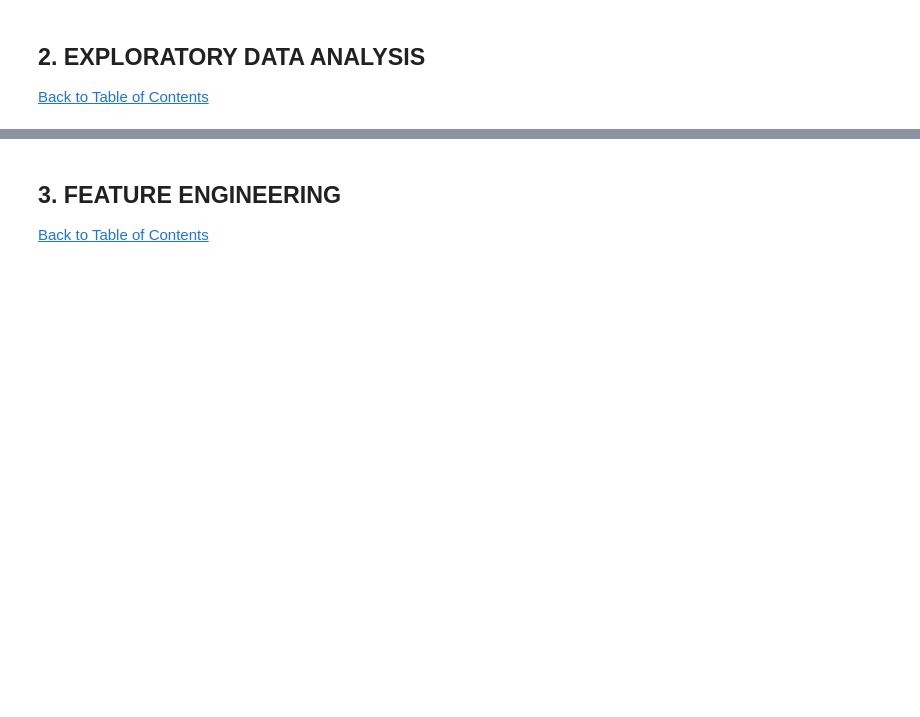
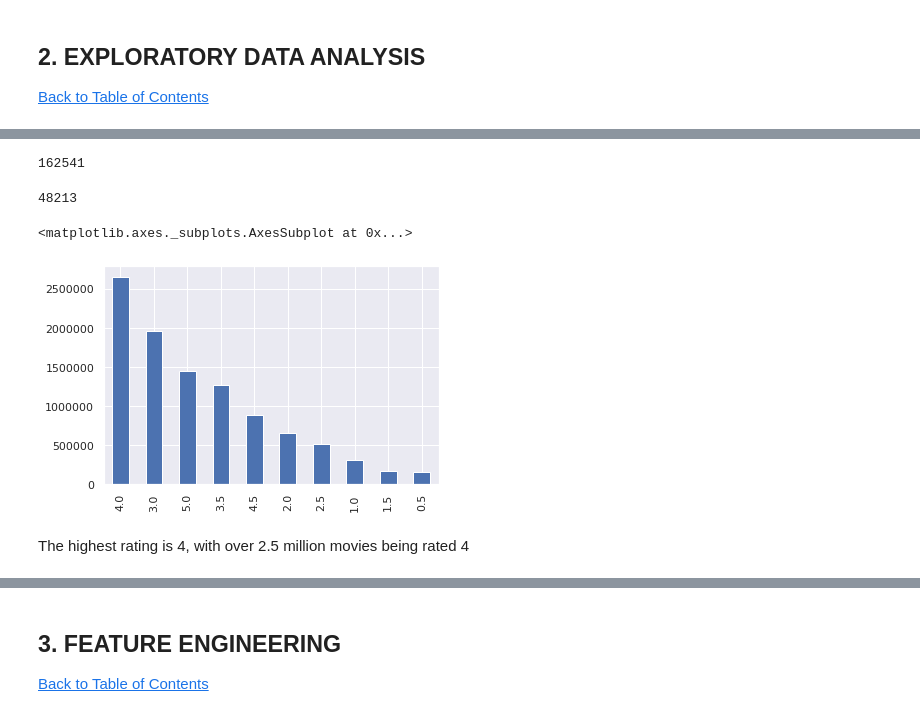
Before and after one commit to Keltings/Movie-Recommender-Engine, a Jupyter notebook: 2110ACDS_T1_Gathoni.ipynb, the cells around one changed output, grey strips where cells are left out. Drawn from its saved outputs; the diff is of its cells as text; code cells hidden in the pictures; blank space fills up the shorter version.

```diff
--- a/2110ACDS_T1_Gathoni.ipynb
+++ b/2110ACDS_T1_Gathoni.ipynb
@@ -144,10 +187,9 @@ import pickle
 # %%
-raw_train_df = pd.read_csv('resources/data/train.csv')
-raw_test_df = pd.read_csv('resources/data/test.csv')
-raw_movies_df = pd.read_csv('resources/data/movies.csv')
-raw_tags_df = pd.read_csv('resources/data/tags.csv')
-raw_ratings_df = pd.read_csv('resources/data/ratings.csv')
-raw_links_df = pd.read_csv('resources/data/links.csv')
-raw_imdb_df = pd.read_csv('resources/data/imdb_data.csv')
-raw_getags_df = pd.read_csv('resources/data/genome_tags.csv')
-raw_gescores_df = pd.read_csv('resources/data/genome_scores.csv')
+raw_train_df = pd.read_csv('/home/explore-student/unsupervised_data/unsupervised_movie_data/train.csv')
+raw_test_df = pd.read_csv('/home/explore-student/unsupervised_data/unsupervised_movie_data/test.csv')
+raw_movies_df = pd.read_csv('/home/explore-student/unsupervised_data/unsupervised_movie_data/movies.csv')
+raw_tags_df = pd.read_csv('/home/explore-student/unsupervised_data/unsupervised_movie_data/tags.csv')
+raw_links_df = pd.read_csv('/home/explore-student/unsupervised_data/unsupervised_movie_data/links.csv')
+raw_imdb_df = pd.read_csv('/home/explore-student/unsupervised_data/unsupervised_movie_data/imdb_data.csv')
+raw_getags_df = pd.read_csv('/home/explore-student/unsupervised_data/unsupervised_movie_data/genome-tags.csv')
+raw_gescores_df = pd.read_csv('/home/explore-student/unsupervised_data/unsupervised_movie_data/genome-scores.csv')
@@ -158,0 +332,10 @@ raw_gescores_df = pd.read_csv('resources/data/genome_scores.csv')
+# %%
+#A00
+train_df = reduce_memory_usage(raw_train_df, verbose=True)
+test_df= reduce_memory_usage(raw_test_df, verbose=True)
+movies_df= reduce_memory_usage(raw_movies_df, verbose=True)
+tags_df= reduce_memory_usage(raw_tags_df, verbose=True)
+links_df= reduce_memory_usage(raw_links_df, verbose=True)
+imdb_df= reduce_memory_usage(raw_imdb_df, verbose=True)
+getags_df= reduce_memory_usage(raw_getags_df, verbose=True)
+gescores_df= reduce_memory_usage(raw_gescores_df, verbose=True)
@@ -158,0 +399,18 @@ raw_gescores_df = pd.read_csv('resources/data/genome_scores.csv')
+# %%
+# Checking the Total sum of Unique Users
+len(train_df['userId'].unique())
+# %% [output]
+162541
+# %%
+#Checking the Total sum of Unique Movies watched
+len(train_df['movieId'].unique())
+# %% [output]
+48213
+# %%
+# The graph showing how many movies had specific ratings
+train_df['rating'].value_counts().plot(kind = 'bar')
+# %% [output]
+<matplotlib.axes._subplots.AxesSubplot at 0x...>
+[figure, added]
+# %% [markdown]
+The highest rating is 4, with over 2.5 million movies being rated 4
```
Also changed, not shown: parts of 73 cells of this notebook.
